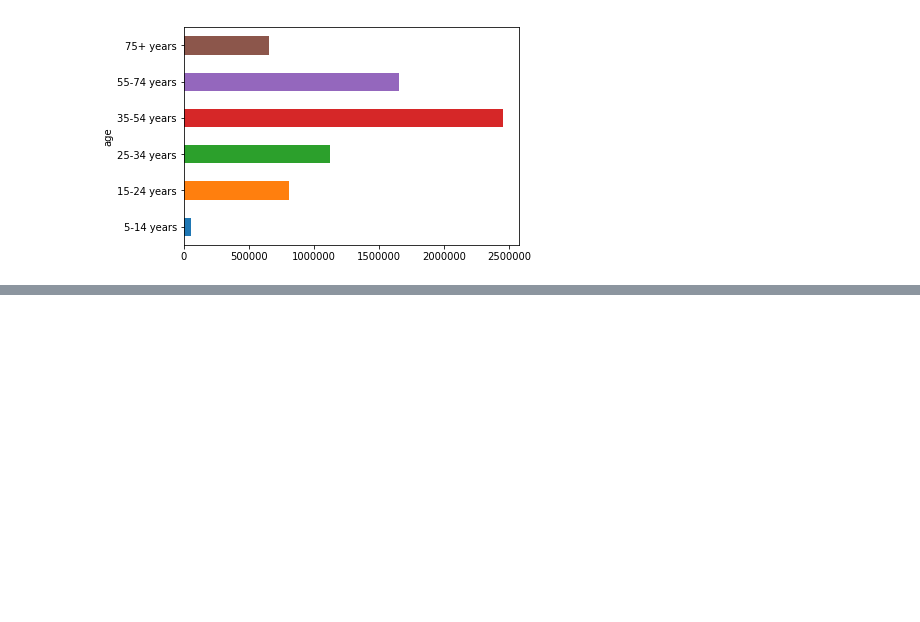
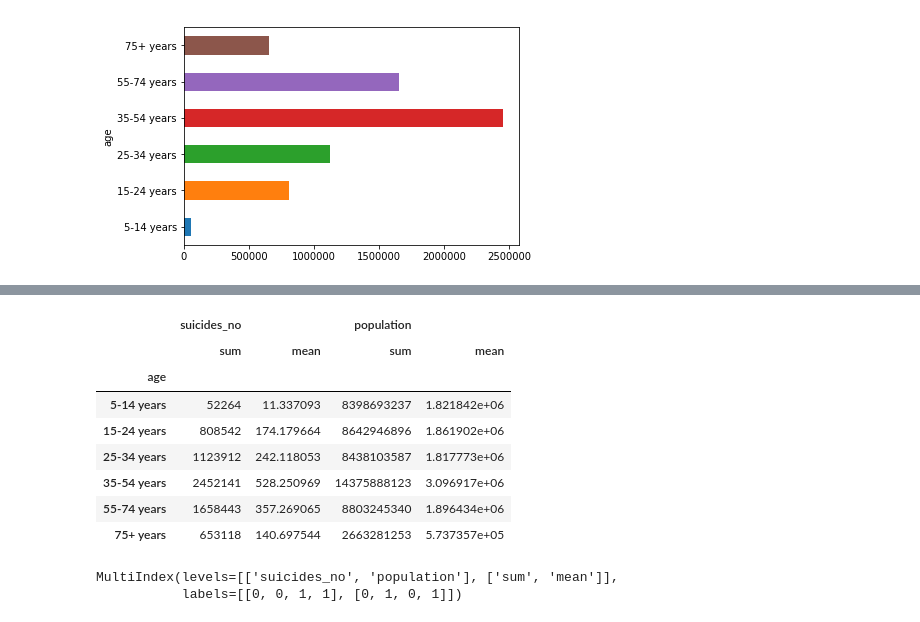
Before and after one commit to JonSolow/dc_ds_04_22_19, a Jupyter notebook: module_1/morning_warm_up/week_2/jon_solutions/Wram-up 2-2 Solution.ipynb, the cells around one changed output, grey strips where cells are left out. Drawn from its saved outputs; the diff is of its cells as text; code cells hidden in the pictures; blank space fills up the shorter version.

```diff
--- a/module_1/morning_warm_up/week_2/jon_solutions/Wram-up 2-2 Solution.ipynb
+++ b/module_1/morning_warm_up/week_2/jon_solutions/Wram-up 2-2 Solution.ipynb
@@ -92,0 +138,19 @@ plt.savefig('warm-up2_2.pdf')
+# %%
+adf = df.groupby('age').agg({'suicides_no': ['sum', 'mean'], 'population': ['sum', 'mean']})
+# %%
+adf
+# %% [output]
+|  | suicides_no |  | population |  |
+|  | sum | mean | sum | mean |
+| age |  |  |  |  |
+| 5-14 years | 52264 | 11.337093 | 8398693237 | 1.821842e+06 |
+| 15-24 years | 808542 | 174.179664 | 8642946896 | 1.861902e+06 |
+| 25-34 years | 1123912 | 242.118053 | 8438103587 | 1.817773e+06 |
+| 35-54 years | 2452141 | 528.250969 | 14375888123 | 3.096917e+06 |
+| 55-74 years | 1658443 | 357.269065 | 8803245340 | 1.896434e+06 |
+| 75+ years | 653118 | 140.697544 | 2663281253 | 5.737357e+05 |
+# %%
+adf.columns
+# %% [output]
+MultiIndex(levels=[['suicides_no', 'population'], ['sum', 'mean']],
+           labels=[[0, 0, 1, 1], [0, 1, 0, 1]])
```
Also changed, not shown: parts of 8 cells of this notebook, 1 other file.
